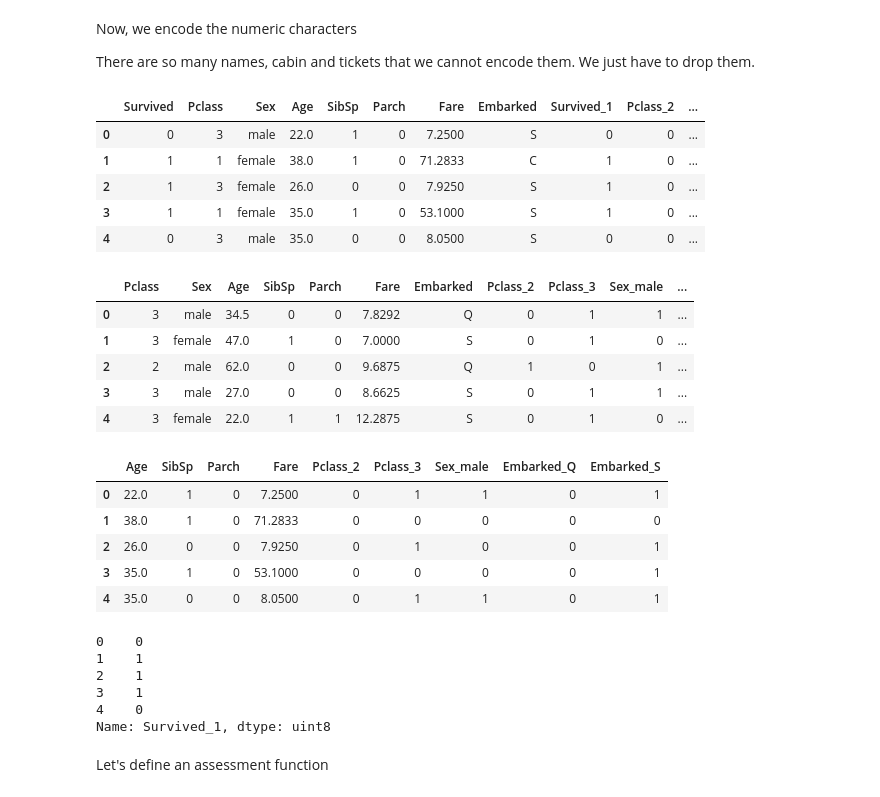
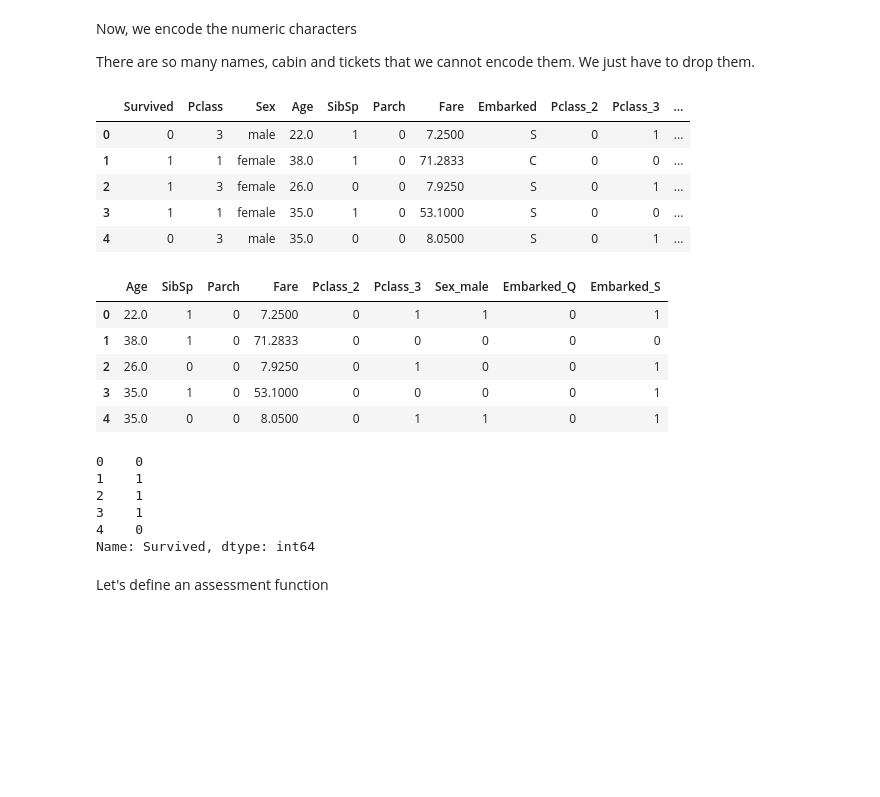
Before and after one commit to TosinPhillip/Titanic-Survival-Prediction-Challenge, a Jupyter notebook: titanic.ipynb, the cells around one changed output. Saved outputs shown, nothing was run; the diff lists cells and outputs as text; code cells hidden in the pictures; blank space fills up the shorter version.

Commit message:
Made Predictions on test
Finally made predictions on the test set for kaggle rating

```diff
--- a/titanic.ipynb
+++ b/titanic.ipynb
@@ -178,9 +181,5 @@ Cabin has so much missing data that we are going to make NaN itself a class.
 Embarked has missing points too, we will fill in the most common, that is S.
 # %%
 train['Age'].replace(to_replace=np.NaN, value=train['Age'].mean(), inplace=True)
-train['Cabin'].replace(to_replace=np.NaN, value='special_cabin', inplace=True)
+# train['Cabin'].replace(to_replace=np.NaN, value='special_cabin', inplace=True)
 train['Embarked'].replace(to_replace=np.NaN, value='S', inplace=True)
-
-test['Age'].replace(to_replace=np.NaN, value=train['Age'].mean(), inplace=True)
-test['Cabin'].replace(to_replace=np.NaN, value='special_cabin', inplace=True)
-test['Embarked'].replace(to_replace=np.NaN, value='S', inplace=True)
@@ -217,26 +190,19 @@ test.drop(['PassengerId', 'Name', 'Ticket', 'Cabin'], axis=1, inplace=True)
 # %%
-train[['Age', 'SibSp',	'Parch',	'Fare',	'Survived_1',	'Pclass_2',	'Pclass_3',	'Sex_male',	'Embarked_Q',	'Embarked_S']] = pd.get_dummies(data=train, columns=['Survived', 'Pclass', 'Sex', 'Embarked'], drop_first=True)
-test[['Age', 'SibSp',	'Parch',	'Fare',	'Pclass_2',	'Pclass_3',	'Sex_male',	'Embarked_Q',	'Embarked_S']] = pd.get_dummies(data=test, columns=['Pclass', 'Sex', 'Embarked'], drop_first=True)
+train.drop(['PassengerId', 'Name', 'Ticket', 'Cabin'], axis=1, inplace=True)
+train[['Survived',	'Age',	'SibSp',	'Parch',	'Fare',	'Pclass_2',	'Pclass_3',	'Sex_male',	'Embarked_Q',	'Embarked_S']] = pd.get_dummies(data=train, columns=['Pclass', 'Sex', 'Embarked'], drop_first=True)
 # %%
 display(train.head())
-display(test.head())
 # %% [output]
-|  | Survived | Pclass | Sex | Age | SibSp | Parch | Fare | Embarked | Survived_1 | Pclass_2 | ... |
-| 0 | 0 | 3 | male | 22.0 | 1 | 0 | 7.2500 | S | 0 | 0 | ... |
-| 1 | 1 | 1 | female | 38.0 | 1 | 0 | 71.2833 | C | 1 | 0 | ... |
-| 2 | 1 | 3 | female | 26.0 | 0 | 0 | 7.9250 | S | 1 | 0 | ... |
-| 3 | 1 | 1 | female | 35.0 | 1 | 0 | 53.1000 | S | 1 | 0 | ... |
-| 4 | 0 | 3 | male | 35.0 | 0 | 0 | 8.0500 | S | 0 | 0 | ... |
+|  | Survived | Pclass | Sex | Age | SibSp | Parch | Fare | Embarked | Pclass_2 | Pclass_3 | ... |
+| 0 | 0 | 3 | male | 22.0 | 1 | 0 | 7.2500 | S | 0 | 1 | ... |
+| 1 | 1 | 1 | female | 38.0 | 1 | 0 | 71.2833 | C | 0 | 0 | ... |
+| 2 | 1 | 3 | female | 26.0 | 0 | 0 | 7.9250 | S | 0 | 1 | ... |
+| 3 | 1 | 1 | female | 35.0 | 1 | 0 | 53.1000 | S | 0 | 0 | ... |
+| 4 | 0 | 3 | male | 35.0 | 0 | 0 | 8.0500 | S | 0 | 1 | ... |
-|  | Pclass | Sex | Age | SibSp | Parch | Fare | Embarked | Pclass_2 | Pclass_3 | Sex_male | ... |
-| 0 | 3 | male | 34.5 | 0 | 0 | 7.8292 | Q | 0 | 1 | 1 | ... |
-| 1 | 3 | female | 47.0 | 1 | 0 | 7.0000 | S | 0 | 1 | 0 | ... |
-| 2 | 2 | male | 62.0 | 0 | 0 | 9.6875 | Q | 1 | 0 | 1 | ... |
-| 3 | 3 | male | 27.0 | 0 | 0 | 8.6625 | S | 0 | 1 | 1 | ... |
-| 4 | 3 | female | 22.0 | 1 | 1 | 12.2875 | S | 0 | 1 | 0 | ... |
 # %%
-y = train.pop('Survived_1')
-X = train.drop(['Survived', 'Pclass','Sex', 'Embarked'], axis=1)
-test.drop(['Pclass','Sex', 'Embarked'], axis=1, inplace=True)
+y = train.pop('Survived')
+X = train.drop(['Pclass','Sex', 'Embarked'], axis=1)
+
 display(X.head())
 display(y.head())
 # %% [output]
@@ -251,7 +217,7 @@ display(y.head())
 2    1
 3    1
 4    0
-Name: Survived_1, dtype: uint8
+Name: Survived, dtype: int64
 # %%
 X_train, X_hold, y_train, y_hold = train_test_split(X, y, test_size=.2, random_state=123, stratify=y)
 X_test, X_val, y_test, y_val = train_test_split(X_hold, y_hold, test_size=.5, random_state=123)
```
Also changed, not shown: parts of 13 cells of this notebook.
